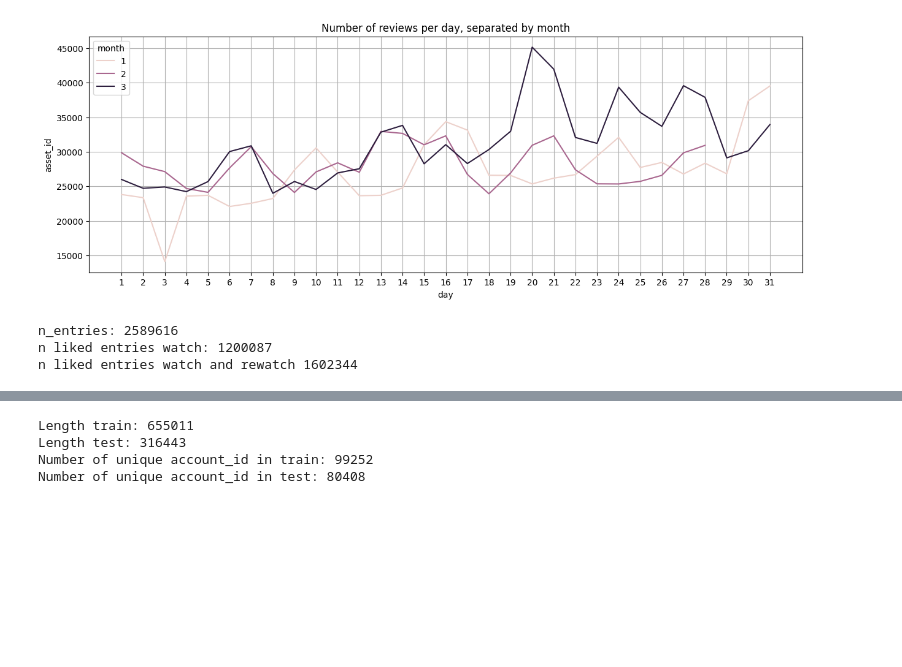
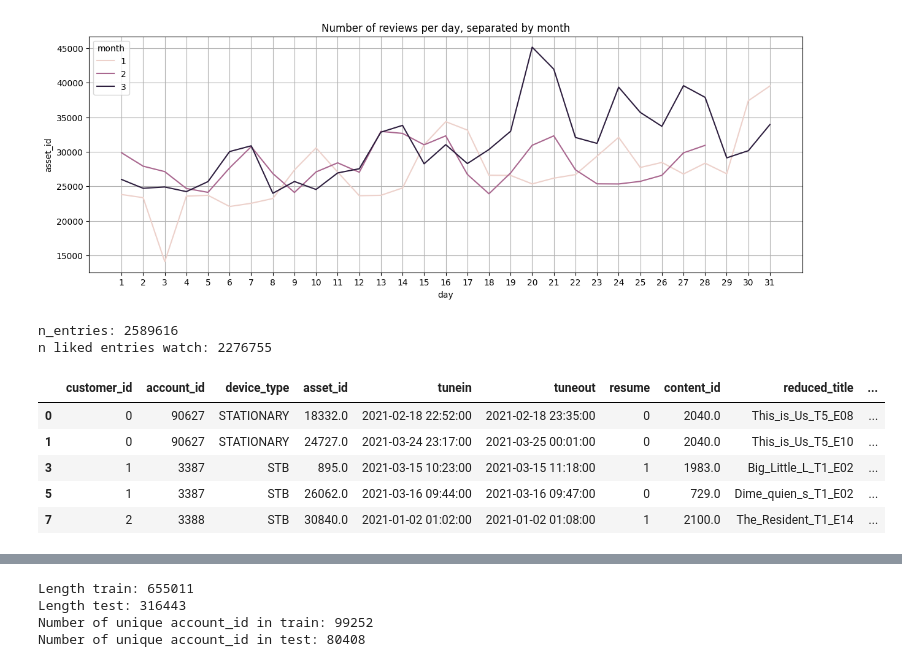
Before and after one commit to ferandmag/ICA_ML_recomendationSystemFLOW, a Jupyter notebook: recomendation_system_flow.ipynb, the cells around one changed output, grey strips where cells are left out. Drawn from its saved outputs; the diff is of its cells as text; code cells hidden in the pictures; blank space fills up the shorter version.

```diff
--- a/recomendation_system_flow.ipynb
+++ b/recomendation_system_flow.ipynb
@@ -271,11 +288,18 @@ Number of rows after drop duplicates: 2589616
 # %%
 print(f'n_entries: {len(df_drop)}')
 print(f'n liked entries watch: {df_drop["rate_watch"].sum()}')
-print(f'n liked entries watch and rewatch {df_drop["rate_watchANDrewatch"].sum()}')
 # %% [output]
 n_entries: 2589616
-n liked entries watch: 1200087
-n liked entries watch and rewatch 1602344
+n liked entries watch: 2276755
+# %%
+df_drop.head()
+# %% [output]
+|  | customer_id | account_id | device_type | asset_id | tunein | tuneout | resume | content_id | reduced_title | ... |
+| 0 | 0 | 90627 | STATIONARY | 18332.0 | 2021-02-18 22:52:00 | 2021-02-18 23:35:00 | 0 | 2040.0 | This_is_Us_T5_E08 | ... |
+| 1 | 0 | 90627 | STATIONARY | 24727.0 | 2021-03-24 23:17:00 | 2021-03-25 00:01:00 | 0 | 2040.0 | This_is_Us_T5_E10 | ... |
+| 3 | 1 | 3387 | STB | 895.0 | 2021-03-15 10:23:00 | 2021-03-15 11:18:00 | 1 | 1983.0 | Big_Little_L_T1_E02 | ... |
+| 5 | 1 | 3387 | STB | 26062.0 | 2021-03-16 09:44:00 | 2021-03-16 09:47:00 | 0 | 729.0 | Dime_quien_s_T1_E02 | ... |
+| 7 | 2 | 3388 | STB | 30840.0 | 2021-01-02 01:02:00 | 2021-01-02 01:08:00 | 1 | 2100.0 | The_Resident_T1_E14 | ... |
 # %%
 # grouping by 'account_id' and 'content_id' because the recomendations must be by 'content_id' and not 'asset_id'
 df_drop = df_drop.groupby(['account_id', 'content_id'], as_index=False)\
```
Also changed, not shown: parts of 15 cells of this notebook.
